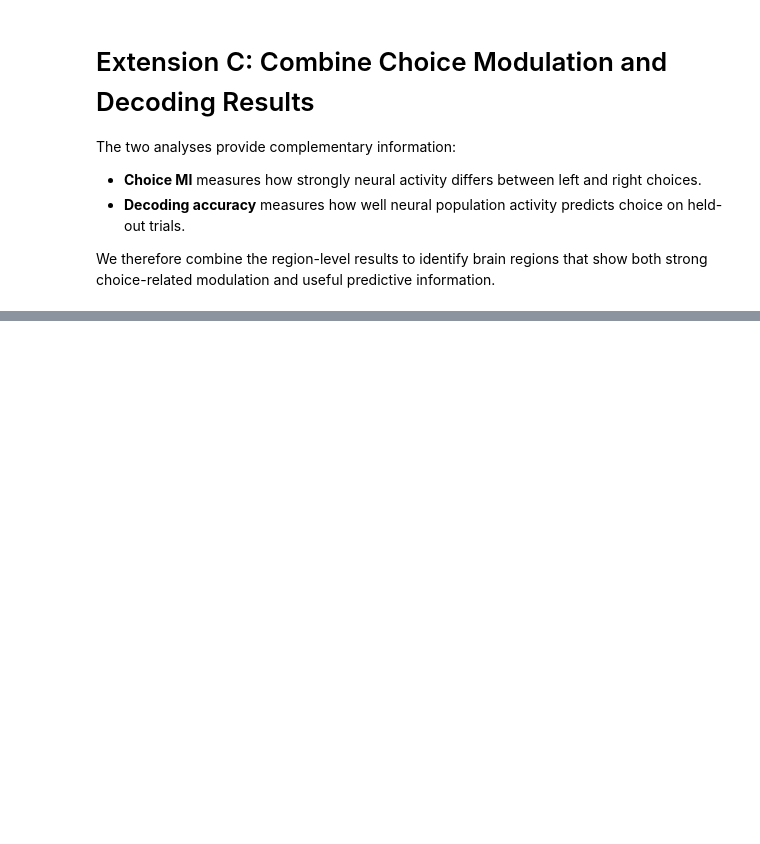
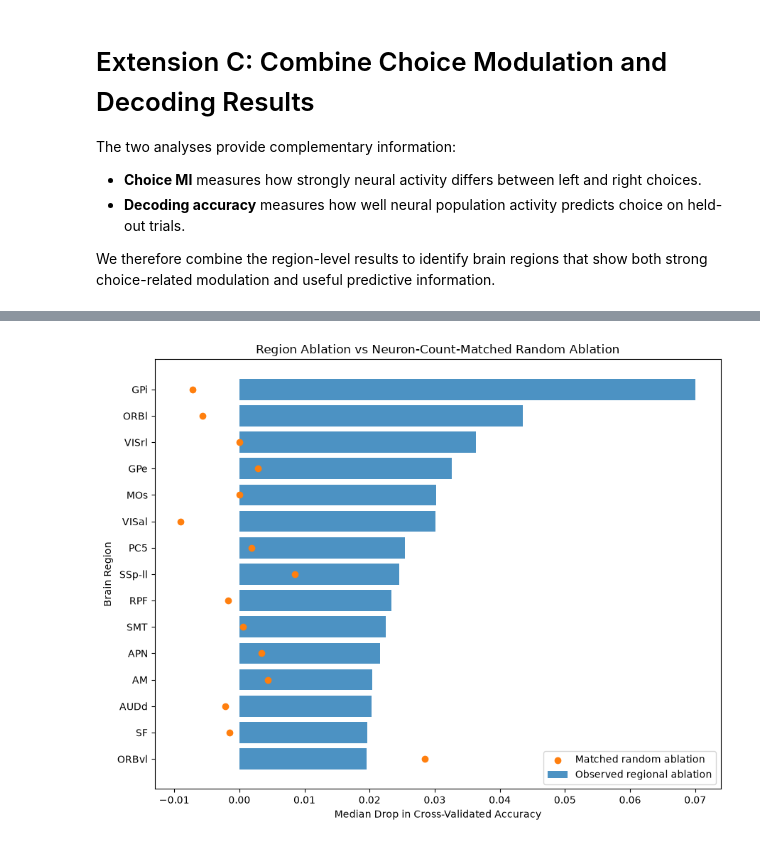
Before and after one commit to parhamKIY/neuroconnect-project, a Jupyter notebook: project_implementation.ipynb, the cells around one changed output, grey strips where cells are left out. Saved outputs shown, nothing was run; the diff lists cells and outputs as text; code cells hidden in the pictures; blank space fills up the shorter version.

```diff
--- a/project_implementation.ipynb
+++ b/project_implementation.ipynb
@@ -1542,0 +2071,11 @@ combined_region_results[
+# %%
+matched_ablation_results = pd.DataFrame(
+    matched_ablation_results
+)
+
+print(
+    "Number of matched ablation comparisons:",
+    len(matched_ablation_results)
+)
+
+matched_ablation_results.head()
@@ -1542,0 +2271,44 @@ combined_region_results[
+# %%
+plot_df = (
+    region_matched_stats
+    .head(15)
+    .sort_values(
+        'observed_median_drop'
+    )
+)
+
+plt.figure(figsize=(9, 7))
+
+plt.barh(
+    plot_df['acronym'],
+    plot_df['observed_median_drop'],
+    alpha=0.8,
+    label='Observed regional ablation'
+)
+
+plt.scatter(
+    plot_df['null_median_drop'],
+    plot_df['acronym'],
+    marker='o',
+    label='Matched random ablation'
+)
+
+plt.xlabel(
+    'Median Drop in Cross-Validated Accuracy'
+)
+
+plt.ylabel(
+    'Brain Region'
+)
+
+plt.title(
+    'Region Ablation vs Neuron-Count-Matched Random Ablation'
+)
+
+plt.legend()
+
+plt.tight_layout()
+
+plt.show()
+# %% [output]
+[figure, added]
```
Also changed, not shown: parts of 27 cells of this notebook.
